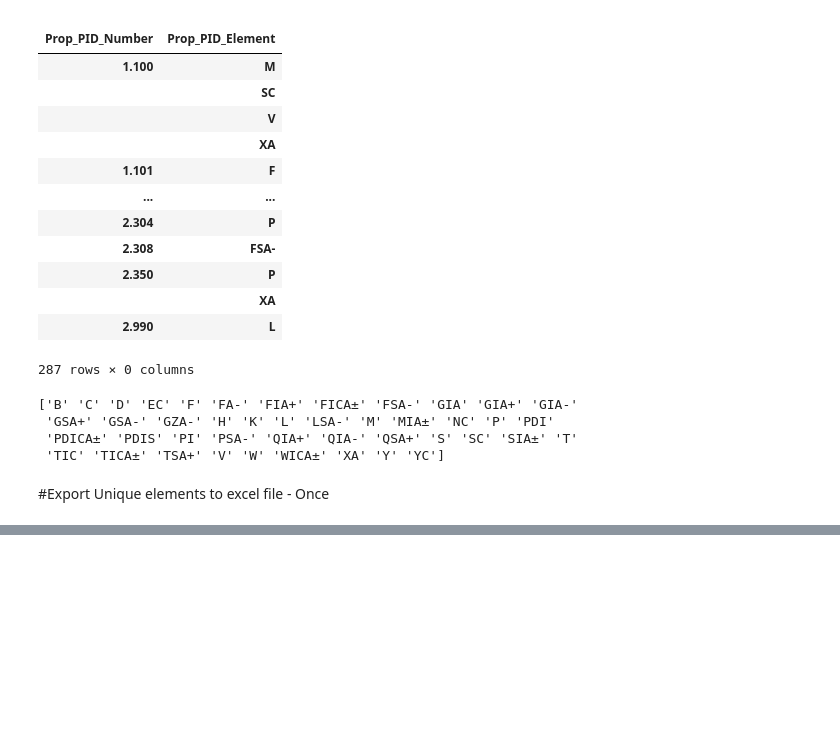
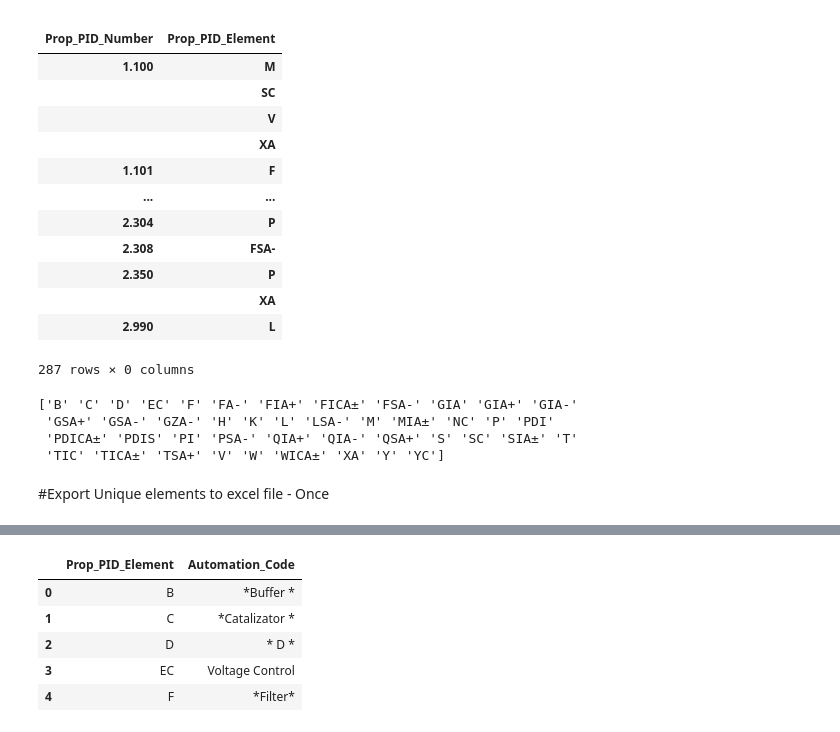
Before and after one commit to emartinskan/epic, a Jupyter notebook: epic.ipynb, the cells around one changed output, grey strips where cells are left out. Cells and saved outputs as stored; diff of their text form; code cells hidden in the pictures; blank space fills up the shorter version.

```diff
--- a/epic.ipynb
+++ b/epic.ipynb
@@ -205,0 +252,11 @@ df_data_excel_sorted.head(1000)
+# %%
+#Load Automation Code excel file
+df_automation_code = pd.read_excel('AutomationCode.xlsx')
+df_automation_code.head()
+# %% [output]
+|  | Prop_PID_Element | Automation_Code |
+| 0 | B | *Buffer * |
+| 1 | C | *Catalizator * |
+| 2 | D | * D * |
+| 3 | EC | Voltage Control |
+| 4 | F | *Filter* |
```
Also changed, not shown: parts of 19 cells of this notebook.
